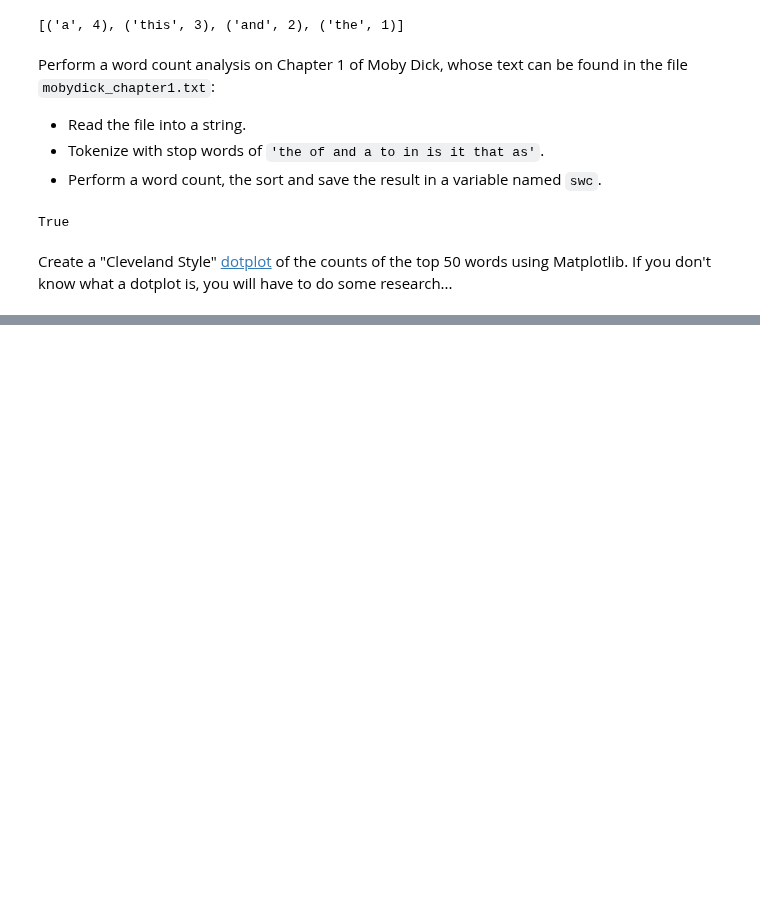
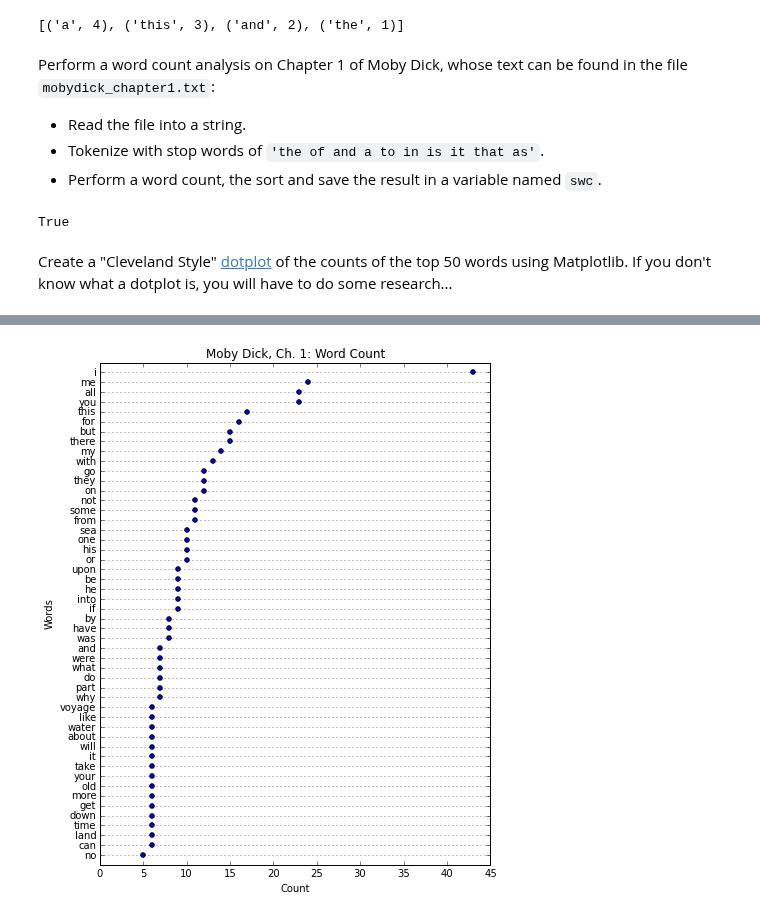
Before and after one commit to rsterbentz/phys202-2015-work, a Jupyter notebook: assignments/assignment07/AlgorithmsEx01.ipynb, the cells around one changed output, grey strips where cells are left out. Drawn from its saved outputs; the diff is of its cells as text; code cells hidden in the pictures; blank space fills up the shorter version.

```diff
--- a/assignments/assignment07/AlgorithmsEx01.ipynb
+++ b/assignments/assignment07/AlgorithmsEx01.ipynb
@@ -155,0 +194,5 @@ raise NotImplementedError()
+# %%
+x = []
+for i in range(50):
+    x.append(swc[i][1])
+y = list(range(1,51))[::-1]
@@ -155,0 +219,7 @@ raise NotImplementedError()
+# %%
+words = []
+for i in range(50):
+    words.append(swc[i][0])
+rev_words = words[::-1]
+warray = np.array(rev_words)
+warray
@@ -156,2 +236,14 @@ raise NotImplementedError()
+# %%
+f = plt.figure(figsize=(7,9))
+plt.scatter(x, y)
+plt.xlim(0,45)
+plt.ylim(0,51)
+plt.yticks(np.arange(1,51), warray)
+plt.grid(axis='y')
+plt.title('Moby Dick, Ch. 1: Word Count')
+plt.xlabel('Count')
+plt.ylabel('Words');
+# %% [output]
+[figure, added]
 # %%
 assert True # use this for grading the dotplot
```
Also changed, not shown: parts of 8 cells of this notebook, 1 other file.
